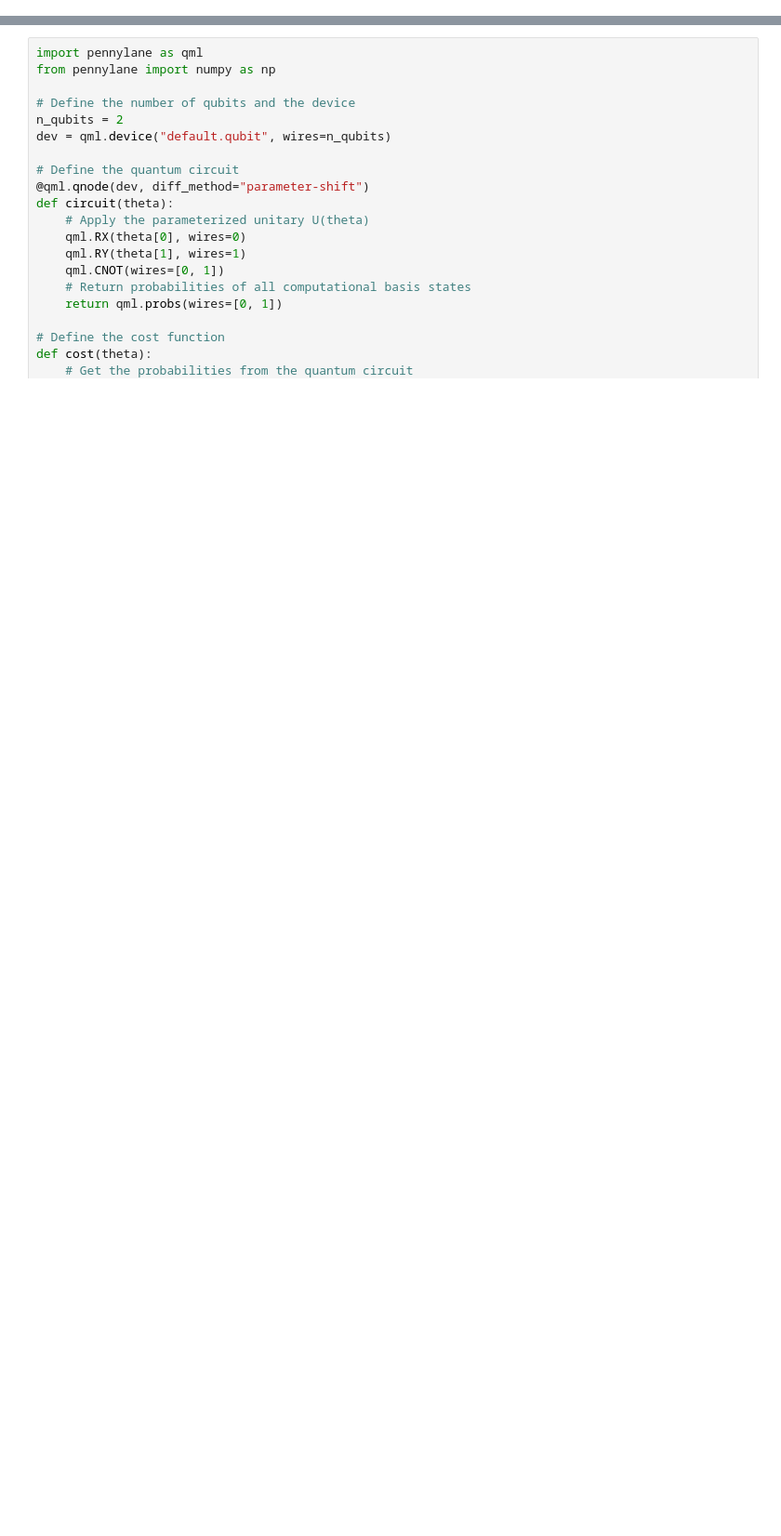
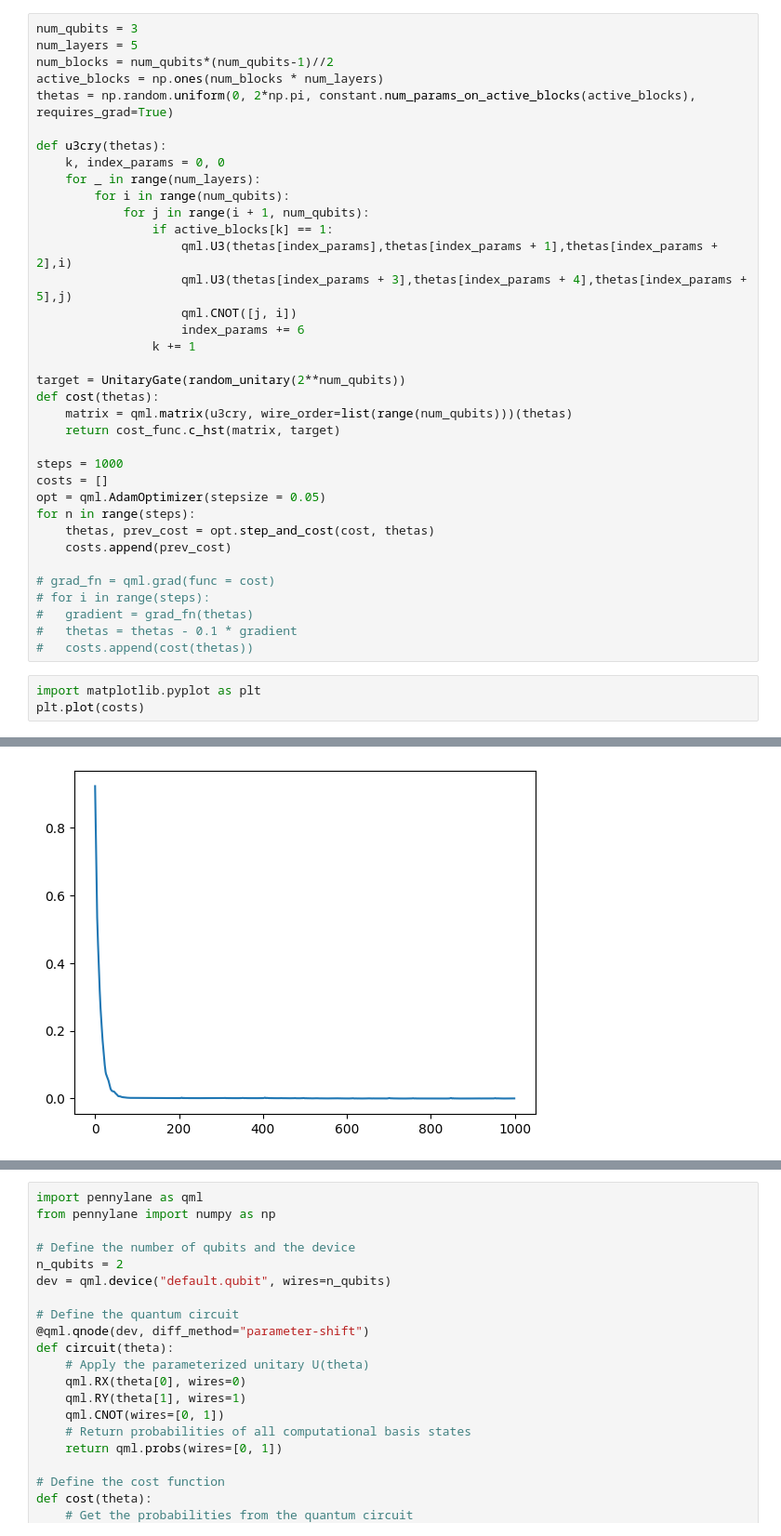
Before and after one commit to vutuanhai237/GateSynthesisQC, a Jupyter notebook: test_automatic_diff.ipynb, the cells around one changed output, grey strips where cells are left out. Shown: that part at 93% size. Saved outputs shown, nothing was run; the diff lists cells and outputs as text; blank space fills up the shorter version.

```diff
--- a/test_automatic_diff.ipynb
+++ b/test_automatic_diff.ipynb
@@ -22,0 +14,40 @@ ValueError: wire_order is required by qml.matrix() for tapes with more than one
+# %%
+num_qubits = 3
+num_layers = 5
+num_blocks = num_qubits*(num_qubits-1)//2
+active_blocks = np.ones(num_blocks * num_layers)
+thetas = np.random.uniform(0, 2*np.pi, constant.num_params_on_active_blocks(active_blocks), requires_grad=True)
+
+def u3cry(thetas):
+    k, index_params = 0, 0
+    for _ in range(num_layers):
+        for i in range(num_qubits):
+            for j in range(i + 1, num_qubits):
+                if active_blocks[k] == 1:
+                    qml.U3(thetas[index_params],thetas[index_params + 1],thetas[index_params + 2],i)
+                    qml.U3(thetas[index_params + 3],thetas[index_params + 4],thetas[index_params + 5],j)
+                    qml.CNOT([j, i])
+                    index_params += 6
+                k += 1
+
+target = UnitaryGate(random_unitary(2**num_qubits))
+def cost(thetas):
+    matrix = qml.matrix(u3cry, wire_order=list(range(num_qubits)))(thetas)
+    return cost_func.c_hst(matrix, target)
+
+steps = 1000
+costs = []
+opt = qml.AdamOptimizer(stepsize = 0.05)
+for n in range(steps):
+    thetas, prev_cost = opt.step_and_cost(cost, thetas)
+    costs.append(prev_cost)
+
+# grad_fn = qml.grad(func = cost)
+# for i in range(steps):
+# 	gradient = grad_fn(thetas)
+# 	thetas = thetas - 0.1 * gradient
+# 	costs.append(cost(thetas))
+# %%
+import matplotlib.pyplot as plt
+plt.plot(costs)
+# %% [output]
@@ -22,0 +55 @@ ValueError: wire_order is required by qml.matrix() for tapes with more than one
+[figure, added]
```
Also changed, not shown: parts of 4 cells of this notebook, 3 other files.
